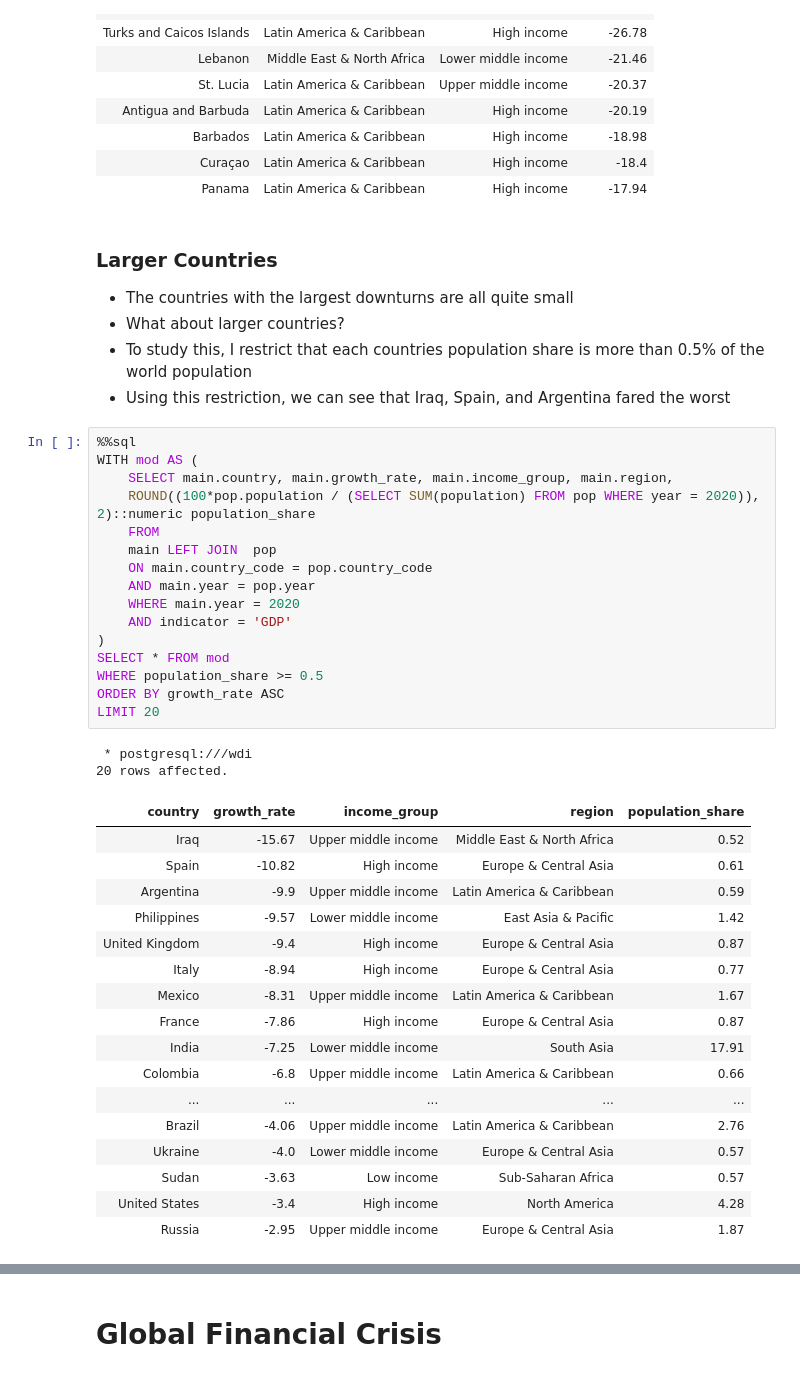
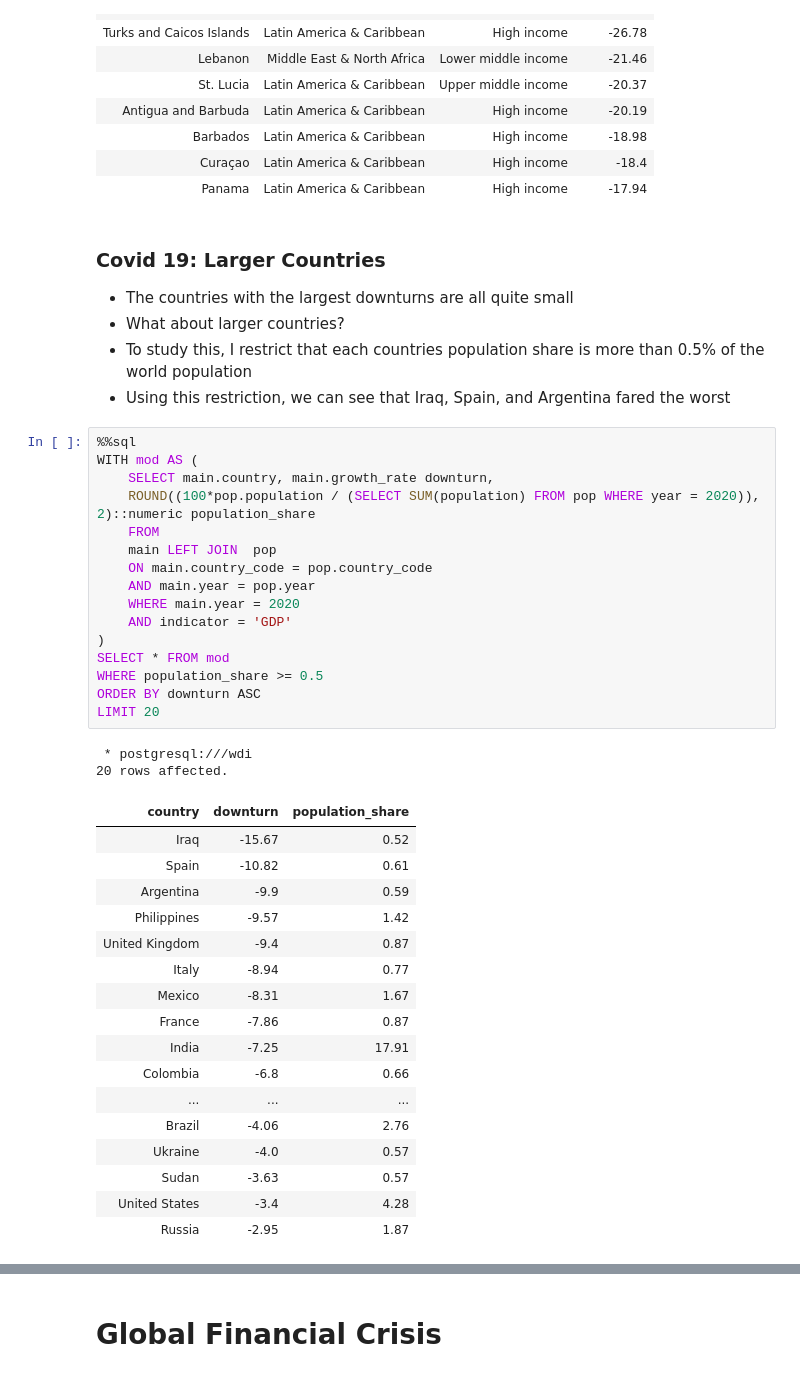
Before and after one commit to mjv2146/world-development-indicators, a Jupyter notebook: notebooks/02_EDA.ipynb, the cells around one changed output, grey strips where cells are left out. Drawn from its saved outputs; the diff is of its cells as text.

```diff
--- a/notebooks/02_EDA.ipynb
+++ b/notebooks/02_EDA.ipynb
@@ -587,7 +832,7 @@ LIMIT 10
 | Curaçao | Latin America & Caribbean | High income | -18.4 |
 | Panama | Latin America & Caribbean | High income | -17.94 |
 # %% [markdown]
-### Larger Countries
+### Covid 19: Larger Countries
 - The countries with the largest downturns are all quite small
 - What about larger countries?
 - To study this, I restrict that each countries population share is more than 0.5% of the world population
@@ -595,36 +840,36 @@ LIMIT 10
 # %%
 %%sql
 WITH mod AS (
-    SELECT main.country, main.growth_rate, main.income_group, main.region,
+    SELECT main.country, main.growth_rate downturn,
     ROUND((100*pop.population / (SELECT SUM(population) FROM pop WHERE year = 2020)), 2)::numeric population_share
     FROM
     main LEFT JOIN  pop
     ON main.country_code = pop.country_code
     AND main.year = pop.year
     WHERE main.year = 2020
     AND indicator = 'GDP'
 )
 SELECT * FROM mod
 WHERE population_share >= 0.5
-ORDER BY growth_rate ASC
+ORDER BY downturn ASC
 LIMIT 20
 # %% [output]
  * postgresql:///wdi
 20 rows affected.
-| country | growth_rate | income_group | region | population_share |
-| Iraq | -15.67 | Upper middle income | Middle East & North Africa | 0.52 |
-| Spain | -10.82 | High income | Europe & Central Asia | 0.61 |
-| Argentina | -9.9 | Upper middle income | Latin America & Caribbean | 0.59 |
-| Philippines | -9.57 | Lower middle income | East Asia & Pacific | 1.42 |
-| United Kingdom | -9.4 | High income | Europe & Central Asia | 0.87 |
-| Italy | -8.94 | High income | Europe & Central Asia | 0.77 |
-| Mexico | -8.31 | Upper middle income | Latin America & Caribbean | 1.67 |
-| France | -7.86 | High income | Europe & Central Asia | 0.87 |
-| India | -7.25 | Lower middle income | South Asia | 17.91 |
-| Colombia | -6.8 | Upper middle income | Latin America & Caribbean | 0.66 |
-| ... | ... | ... | ... | ... |
-| Brazil | -4.06 | Upper middle income | Latin America & Caribbean | 2.76 |
-| Ukraine | -4.0 | Lower middle income | Europe & Central Asia | 0.57 |
-| Sudan | -3.63 | Low income | Sub-Saharan Africa | 0.57 |
-| United States | -3.4 | High income | North America | 4.28 |
-| Russia | -2.95 | Upper middle income | Europe & Central Asia | 1.87 |
+| country | downturn | population_share |
+| Iraq | -15.67 | 0.52 |
+| Spain | -10.82 | 0.61 |
+| Argentina | -9.9 | 0.59 |
+| Philippines | -9.57 | 1.42 |
+| United Kingdom | -9.4 | 0.87 |
+| Italy | -8.94 | 0.77 |
+| Mexico | -8.31 | 1.67 |
+| France | -7.86 | 0.87 |
+| India | -7.25 | 17.91 |
+| Colombia | -6.8 | 0.66 |
+| ... | ... | ... |
+| Brazil | -4.06 | 2.76 |
+| Ukraine | -4.0 | 0.57 |
+| Sudan | -3.63 | 0.57 |
+| United States | -3.4 | 4.28 |
+| Russia | -2.95 | 1.87 |
```
Also changed, not shown: parts of 40 cells of this notebook, 2 other files.
